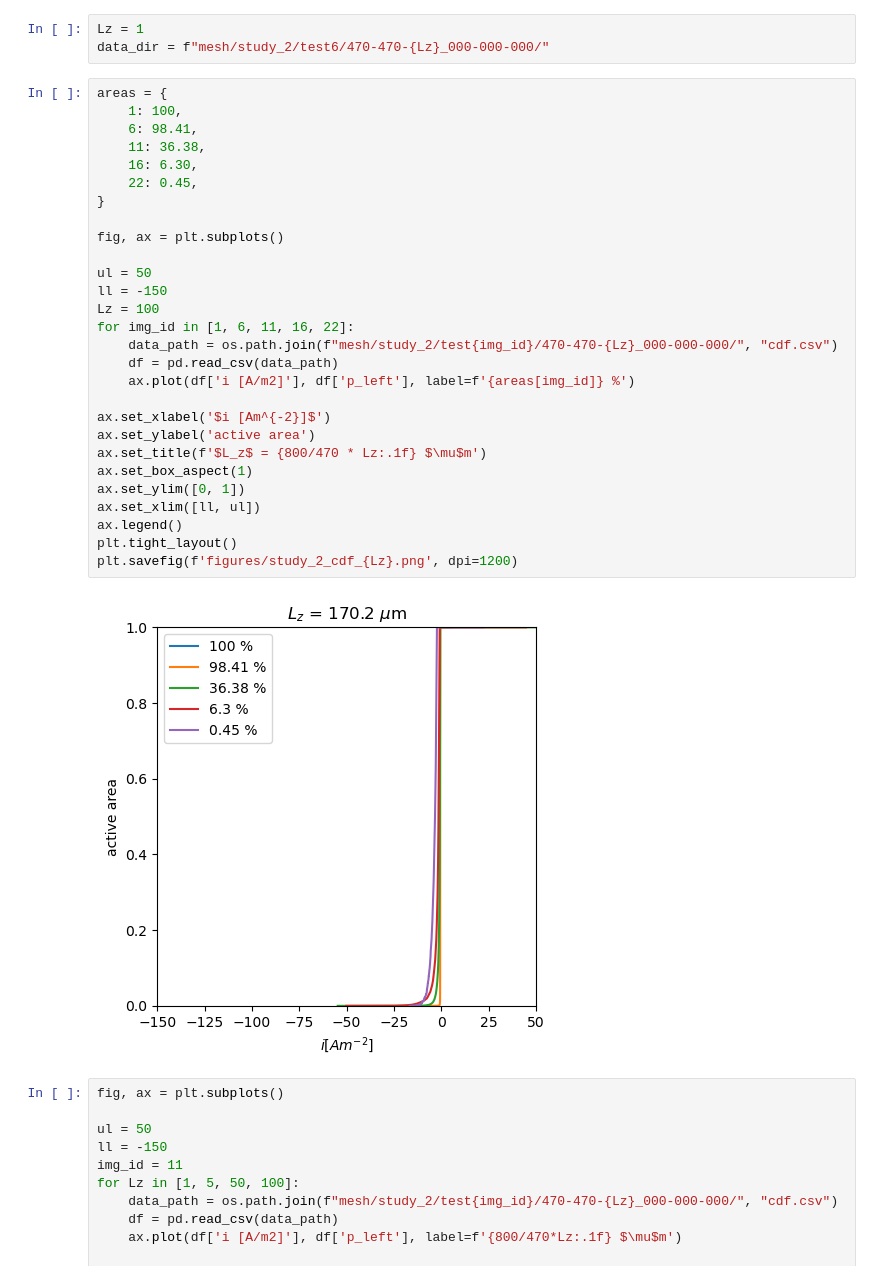
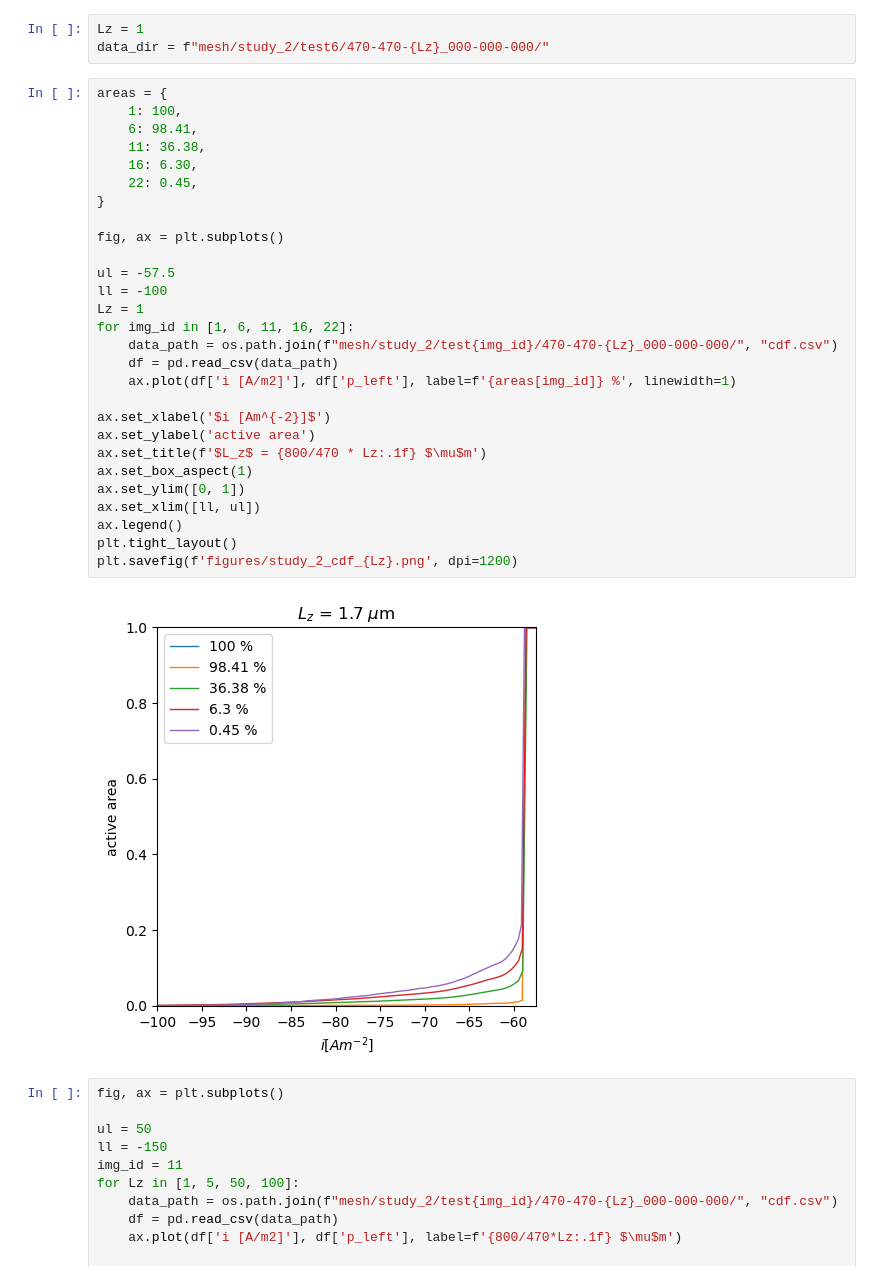
Before and after one commit to molel-gt/ssb, a Jupyter notebook: reports.ipynb, the cells around one changed output. Saved outputs shown, nothing was run; the diff lists cells and outputs as text.

```diff
--- a/reports.ipynb
+++ b/reports.ipynb
@@ -26,33 +26,33 @@ data_dir = f"mesh/study_2/test6/470-470-{Lz}_000-000-000/"
 # %%
 areas = {
     1: 100,
     6: 98.41,
     11: 36.38,
     16: 6.30,
     22: 0.45,
 }
 
 fig, ax = plt.subplots()
 
-ul = 50
-ll = -150
-Lz = 100
+ul = -57.5
+ll = -100
+Lz = 1
 for img_id in [1, 6, 11, 16, 22]:
     data_path = os.path.join(f"mesh/study_2/test{img_id}/470-470-{Lz}_000-000-000/", "cdf.csv")
     df = pd.read_csv(data_path)
-    ax.plot(df['i [A/m2]'], df['p_left'], label=f'{areas[img_id]} %')
+    ax.plot(df['i [A/m2]'], df['p_left'], label=f'{areas[img_id]} %', linewidth=1)
 
 ax.set_xlabel('$i [Am^{-2}]$')
 ax.set_ylabel('active area')
 ax.set_title(f'$L_z$ = {800/470 * Lz:.1f} $\mu$m')
 ax.set_box_aspect(1)
 ax.set_ylim([0, 1])
 ax.set_xlim([ll, ul])
 ax.legend()
 plt.tight_layout()
 plt.savefig(f'figures/study_2_cdf_{Lz}.png', dpi=1200)
 # %% [output]
-[figure, old version]
+[figure, new version]
 # %%
 fig, ax = plt.subplots()
 
```
Also changed, not shown: 4 other files.
